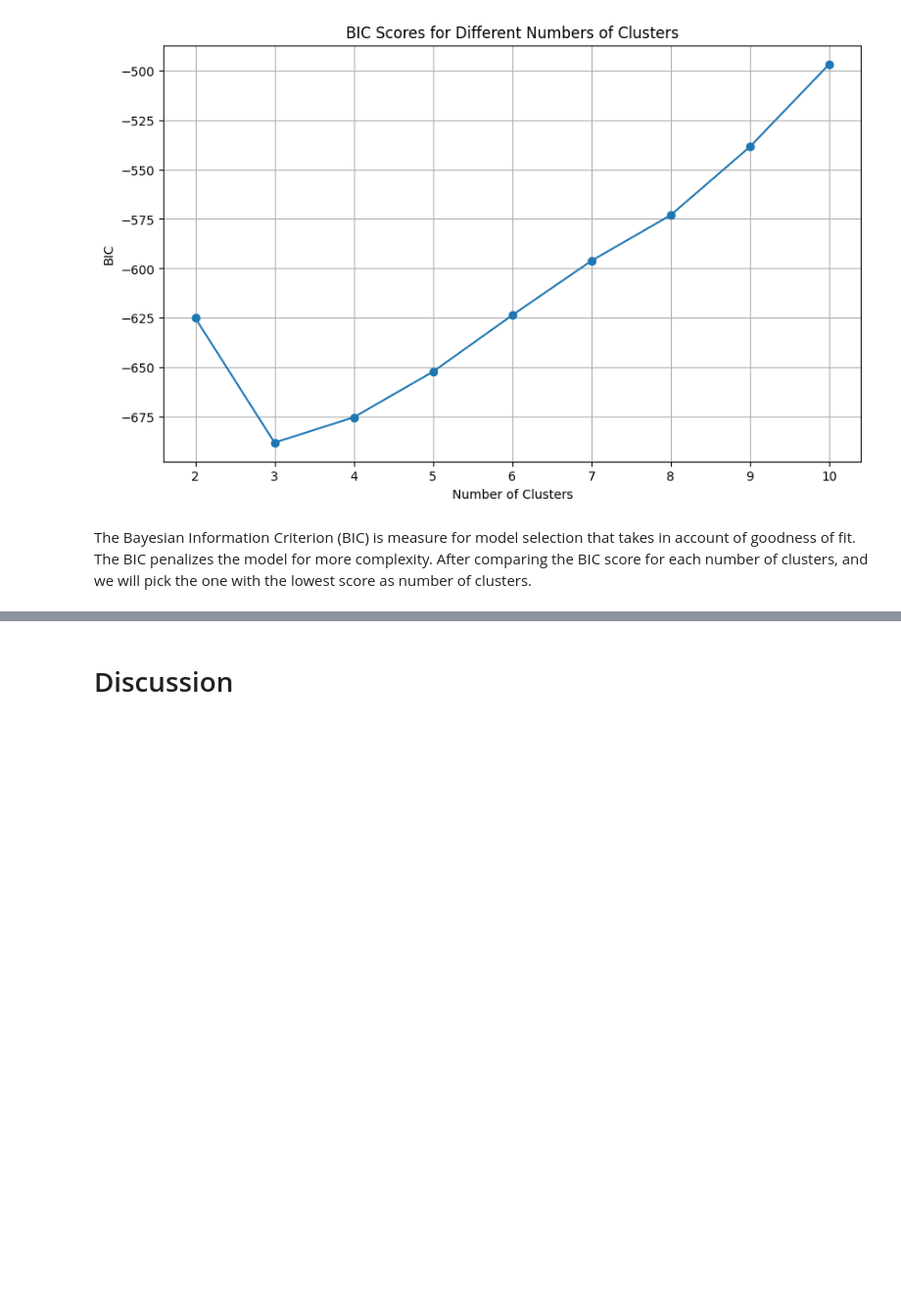
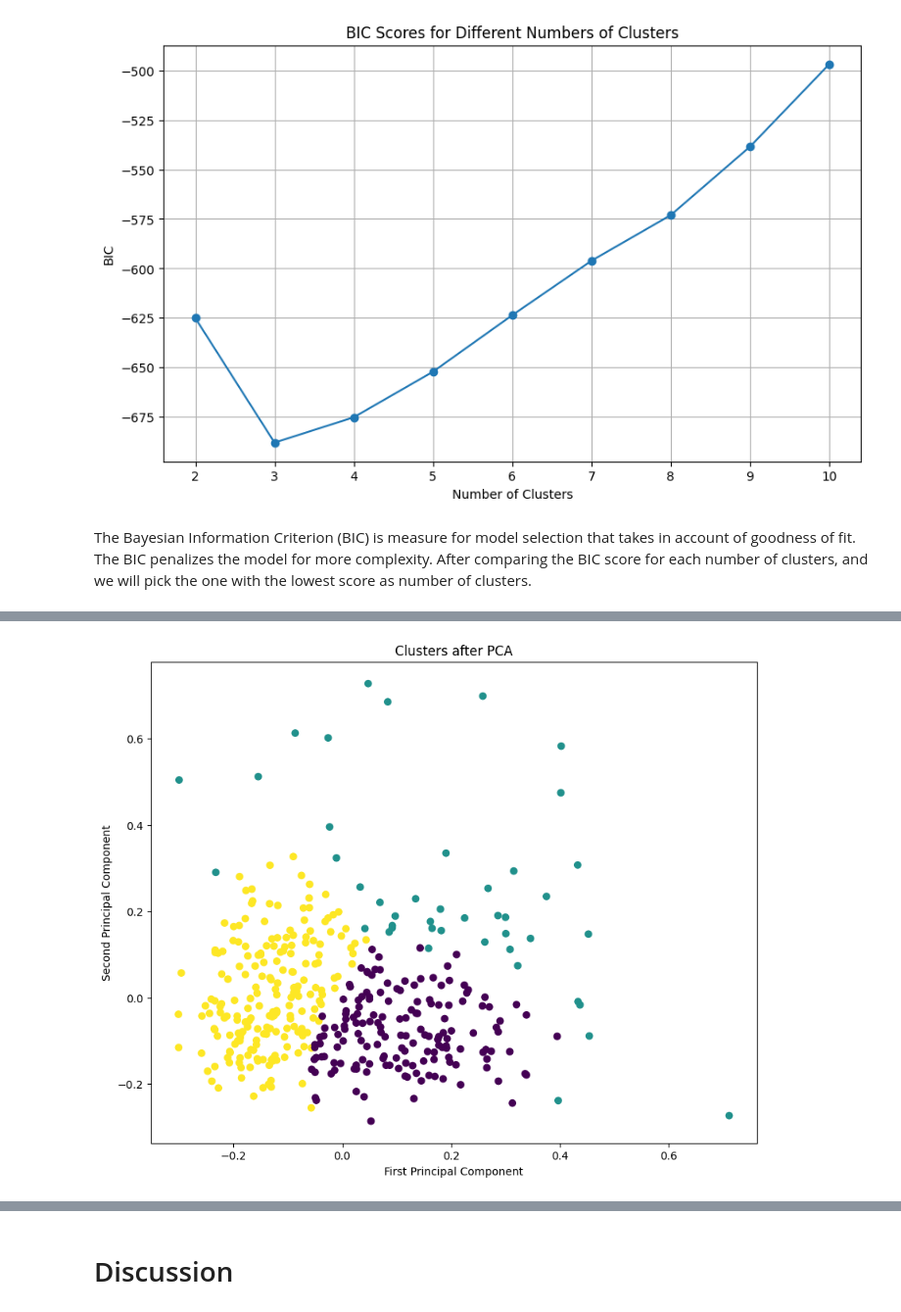
Before and after one commit to Purpup/COGS118B-Project, a Jupyter notebook: FinalProject.ipynb, the cells around one changed output, grey strips where cells are left out. Shown at 98% size. Cells and saved outputs as stored; diff of their text form; code cells hidden in the pictures; blank space fills up the shorter version.

```diff
--- a/FinalProject.ipynb
+++ b/FinalProject.ipynb
@@ -383,0 +402,4 @@ plt.show()
+# %%
+cluster_GMM(df_reduced, 3)
+# %% [output]
+[figure, added]
```
Also changed, not shown: parts of 6 cells of this notebook.
